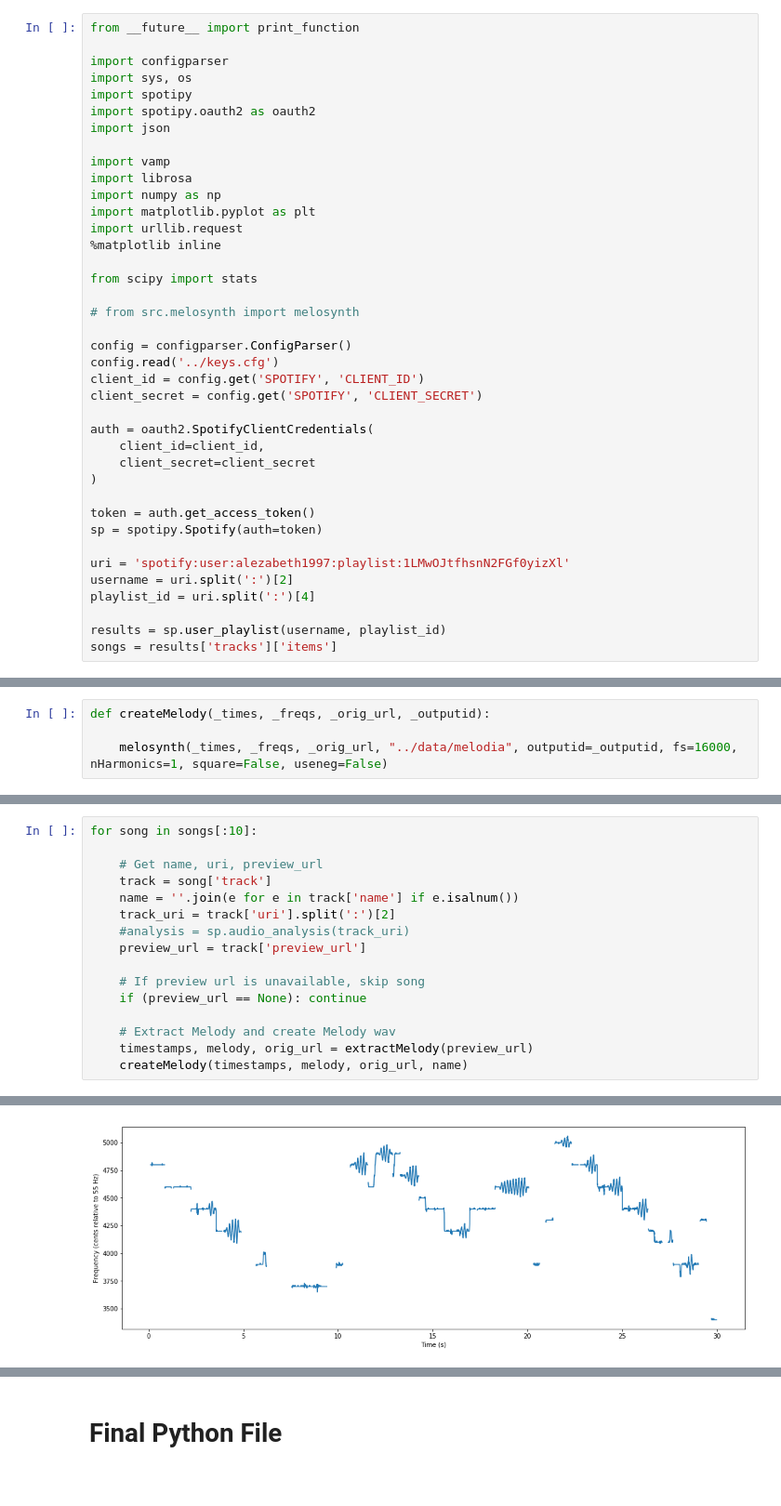
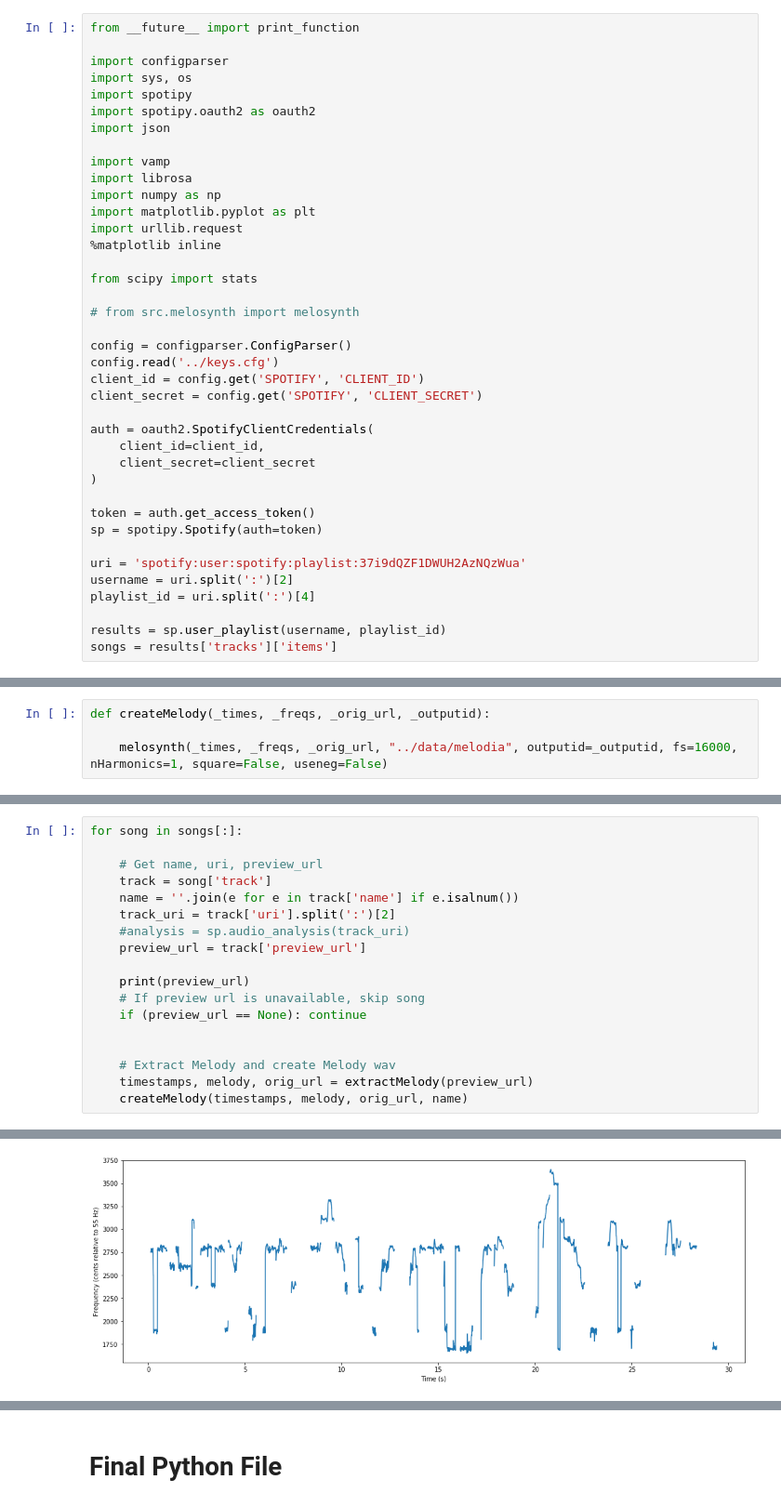
Before and after one commit to alexkim205/DeepSpotify, a Jupyter notebook: notebooks/Spotify API Music Scrape.ipynb, the cells around one changed output, grey strips where cells are left out. Shown at 93% size. Saved outputs shown, nothing was run; the diff lists cells and outputs as text.

```diff
--- a/notebooks/Spotify API Music Scrape.ipynb
+++ b/notebooks/Spotify API Music Scrape.ipynb
@@ -31,7 +31,7 @@ auth = oauth2.SpotifyClientCredentials(
 token = auth.get_access_token()
 sp = spotipy.Spotify(auth=token)
 
-uri = 'spotify:user:alezabeth1997:playlist:1LMwOJtfhsnN2FGf0yizXl'
+uri = 'spotify:user:spotify:playlist:37i9dQZF1DWUH2AzNQzWua'
 username = uri.split(':')[2]
 playlist_id = uri.split(':')[4]
 
@@ -93,5 +266,5 @@ def createMelody(_times, _freqs, _orig_url, _outputid):
 # %%
-for song in songs[:10]:
+for song in songs[:]:
 
     # Get name, uri, preview_url
     track = song['track']
@@ -100,8 +273,10 @@ for song in songs[:10]:
     #analysis = sp.audio_analysis(track_uri)
     preview_url = track['preview_url']
 
+    print(preview_url)
     # If preview url is unavailable, skip song
     if (preview_url == None): continue
+
 
     # Extract Melody and create Melody wav
     timestamps, melody, orig_url = extractMelody(preview_url)
@@ -143,4 +307,4 @@ https://p.scdn.co/mp3-preview/7872b87b5f9a7e3b187660d11e2f66784ec65ab7?cid=f6c97
-[figure, old version]
+[figure, new version]
 INFO:Loading data...
 INFO:Generating wave...
 INFO:Saving csv file...
```
Also changed, not shown: parts of 3 cells of this notebook, 45 other files.
